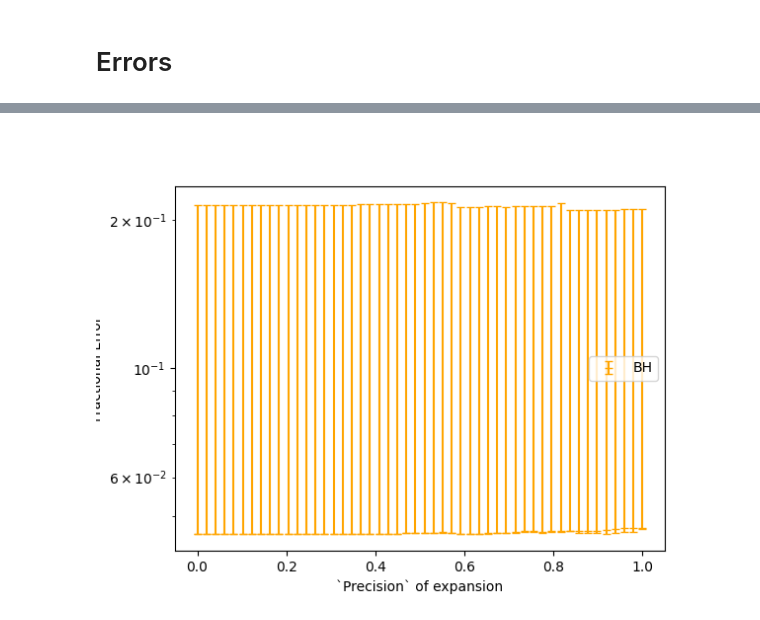
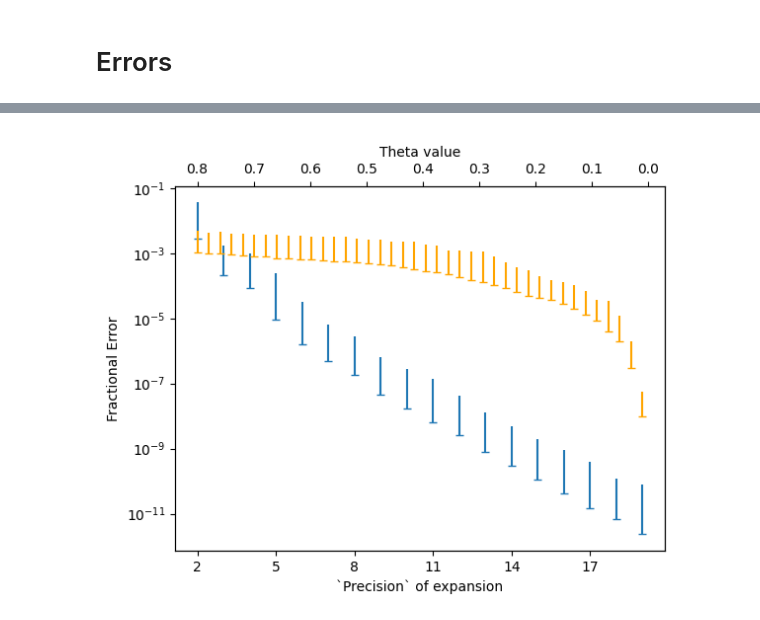
Before and after one commit to Part-II-Computational-Physics/hierarchical-methods-lb880, a Jupyter notebook: test_book.ipynb, the cells around one changed output, grey strips where cells are left out. Drawn from its saved outputs; the diff is of its cells as text; code cells hidden in the pictures.

```diff
--- a/test_book.ipynb
+++ b/test_book.ipynb
@@ -121,7 +118,8 @@ bh.direct_particle_potentials(particles)
 # %%
-num_particles = 100
-particles = [bh.Particle() for _ in range(num_particles)]
-max_level = int(0.5 * math.log2(num_particles))
+num_particles = 1000
+particles = [general.Particle() for _ in range(num_particles)]
+
+max_level = int(math.log2(num_particles))
 # %%
 precisions = np.arange(2, 20, dtype=int)
 fmm_pots = []
@@ -131,9 +130,10 @@ for precision in precisions:
     fmm.do_fmm(precision, particles, expansion_arrays, zero_potentials=True)
     fmm_pots.append(np.array([particle.potential for particle in particles]))
 # %%
-thetas = np.linspace(0,1,50)
+thetas = np.linspace(0.01,0.8,40)
 bh_pots = []
 
+max_level = int(math.log2(num_particles))
 for theta in thetas:
     bh.do_bh(particles, max_level, theta, zero_potentials=True)
     bh_pots.append(np.array([particle.potential for particle in particles]))
@@ -185,19 +163,27 @@ bh_averages
 # %%
 fig, ax1 = plt.subplots()
 
-ax1.set_xlabel('`Precision` of expansion')
-ax1.set_ylabel('Fractional Error')
 # ax1.set_title('Fractional Error for the collection of 10000 Particles as dependant on the `precision` value used', wrap=True)
 
-# ax2 = ax1.twiny()
-# ax1.errorbar(precisions, fmm_averages, (fmm_mins, fmm_maxs), fmt='_', capsize=3, label='FMM')
-ax1.errorbar(thetas, bh_averages, (bh_mins, bh_maxs), fmt='_', capsize=3, color='orange', label='BH')
+ax2 = ax1.twiny()
+ax2.invert_xaxis()
+
+ax1.errorbar(precisions, fmm_averages, (fmm_mins, fmm_maxs), fmt='_', label='FMM')
+ax2.errorbar(thetas, bh_averages, (bh_mins, bh_maxs), fmt='_', color='orange', label='BH')
+
 ax1.set_yscale('log')
-# ax2.set_yscale('log')
 
-ax1.legend()
+precision_ticks_spacing = (precisions[-1] - precisions[0]) / 5
+precision_ticks_gaps = int(precision_ticks_spacing)
+ax1.set_xticks(precisions[::precision_ticks_gaps])
+
+ax1.set_xlabel('`Precision` of expansion')
+ax2.set_xlabel('Theta value')
+ax1.set_ylabel('Fractional Error')
+
+# ax1.legend()
 # ax2.legend()
 
 plt.show()
 # %% [output]
-[figure, old version]
+[figure, new version]
```
Also changed, not shown: parts of 6 cells of this notebook, 13 other files.
